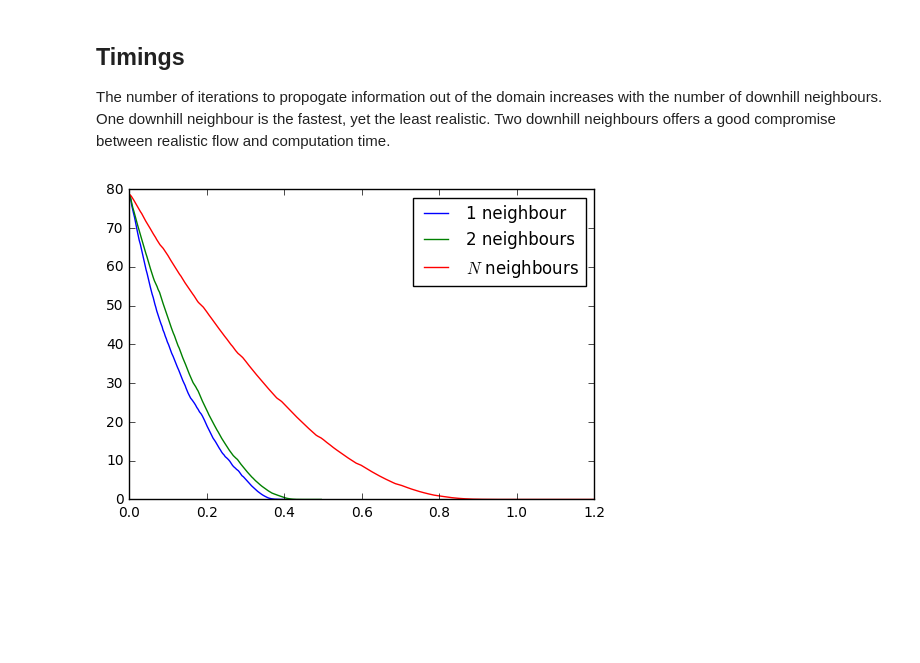
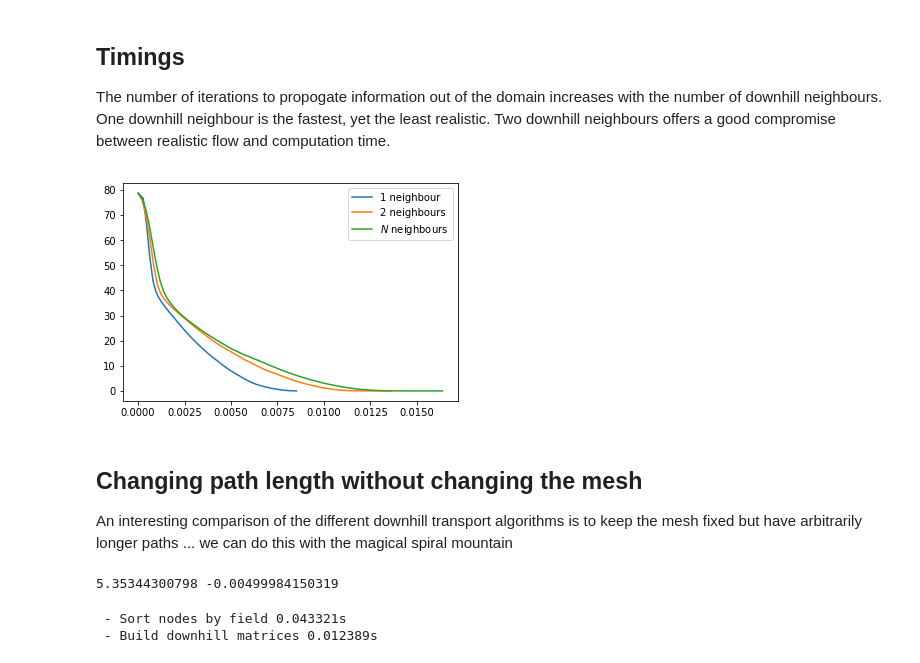
Before and after one commit to underworldcode/quagmire, a Jupyter notebook: Notebooks/cumulative flow.ipynb, the cells around one changed output. Cells and saved outputs as stored; diff of their text form; code cells hidden in the pictures; blank space fills up the shorter version.

Commit message:
Downhill with all neighbours - use only LOWER neighbours
Also added magic spiral mountain to the flow notebook

```diff
--- a/Notebooks/cumulative flow.ipynb
+++ b/Notebooks/cumulative flow.ipynb
@@ -20,13 +20,18 @@ from quagmire import tools as meshtools
 minX, maxX = -5.0, 5.0
 minY, maxY = -5.0, 5.0
 
-x, y, bmask, = meshtools.elliptical_mesh(minX, maxX, minY, maxY, 0.05, 0.05, samples=100000, boundary_samples=1500)
-x, y = meshtools.lloyd_mesh_improvment(x, y, bmask, iterations=5)
-height = np.exp(-0.025*(x**2 + y**2)**2) + 0.0001
+x, y, bmask, = meshtools.elliptical_mesh(minX, maxX, minY, maxY, 0.05, 0.05, samples=20000, boundary_samples=500)
+x, y = meshtools.lloyd_mesh_improvement(x, y, bmask, iterations=5)
 
-dm = meshtools.create_DMPlex_from_points(x, y, bmask)
+radius  = np.sqrt((x**2 + y**2))
+theta   = np.arctan2(y,x)
+height  = np.exp(-0.01 *(x**2 + y**2)**2) + 0.05 * (0.2*radius)**8  * np.cos(30.0*theta)**2 ## Concentrated
+height  = np.exp(-0.025*(x**2 + y**2)**2) + 0.05 * (0.2*radius)**4  * np.cos(30.0*theta)**2 ## Less so
 
-mesh = TopoMesh(dm)
-mesh.update_height(height)
+height  += 0.5 * (1.0-0.2*radius)
+
+# height  += 0.05 * np.random.random(height.shape)
+
+print height.max(), height.min()
 # %% [output]
 Origin =  0.0 0.0 Radius =  5.0 Aspect =  1.0
@@ -175,8 +233,11 @@ ax1.triplot(x, y, mesh.tri.simplices, color="Black", linewidth=0.1, alpha=0.5, z
 im1 = ax1.tripcolor(x, y, mesh.tri.simplices, DX1.array, vmin=0, vmax=1, cmap='YlOrRd', shading='gouraud', alpha=0.5, zorder=1)
 
 step=0
+DXsum0 = DX1.sum()
+
 with writer.saving(fig, 'sombrero_Nn.mp4', 100):
-    while DX1.array.any() and step < 250:
+    while DX1.sum() > DXsum0 * 1.0e-8 and step < 250:
+
 
         im1.set_array(DX1.array)
         fig.canvas.draw()
@@ -191,4 +252,6 @@ with writer.saving(fig, 'sombrero_Nn.mp4', 100):
         DX0 += DX1
 
 plt.close()
+
+print "Terminated after {} steps".format(step)
 # %% [output]
@@ -262,8 +289,11 @@ def timed_downhill_propagation(downhillMat, vector):
     ua = [DX1_sum]
 
     step = 0
+    DX1_sum0 = DX1_sum
+
     t = clock()
-    while DX1_sum > 1e-12:
+
+    while DX1_sum > 1e-8 * DX1_sum0:
 
         DX1 = downhillMat*DX1
         DX0 += DX1
@@ -271,6 +301,9 @@ def timed_downhill_propagation(downhillMat, vector):
 
         tt.append(clock() - t)
         ua.append(DX1_sum)
+        step += 1
+
+        # print DX1_sum, DX1_sum0, step
 
     return ua, tt
 
@@ -280,10 +313,30 @@ ua_Nn, tt_Nn = timed_downhill_propagation(downN, mesh.area)
 # %%
 fig = plt.figure(1)
 ax1 = fig.add_subplot(111)
-ax1.plot(tt_1n, ua_1n, label='1 neighbour')
-ax1.plot(tt_2n, ua_2n, label='2 neighbours')
-ax1.plot(tt_Nn, ua_Nn, label='$N$ neighbours')
+ax1.plot(tt_1n, (ua_1n), label='1 neighbour')
+ax1.plot(tt_2n, (ua_2n), label='2 neighbours')
+ax1.plot(tt_Nn, (ua_Nn), label='$N$ neighbours')
 plt.legend()
 plt.show()
 # %% [output]
-[figure, old version]
+[figure, new version]
+# %% [markdown]
+## Changing path length without changing the mesh
+
+An interesting comparison of the different downhill transport algorithms is to keep the mesh fixed but have arbitrarily longer paths ... we can do this with the magical spiral mountain
+# %%
+radius         = np.sqrt((x**2 + y**2))
+theta          = np.arctan2(y,x)
+spiral_factor  = 6.0
+height  = 0.5 * np.cos(2.0*theta+spiral_factor*radius)**2
+height  += 5.0 * (1.0-0.2*radius)
+
+
+print height.max(), height.min()
+# %% [output]
+5.35344300798 -0.00499984150319
+# %%
+mesh.update_height(height)
+# %% [output]
+ - Sort nodes by field 0.043321s
+ - Build downhill matrices 0.012389s
```
Also changed, not shown: parts of 27 cells of this notebook, 2 other files.
